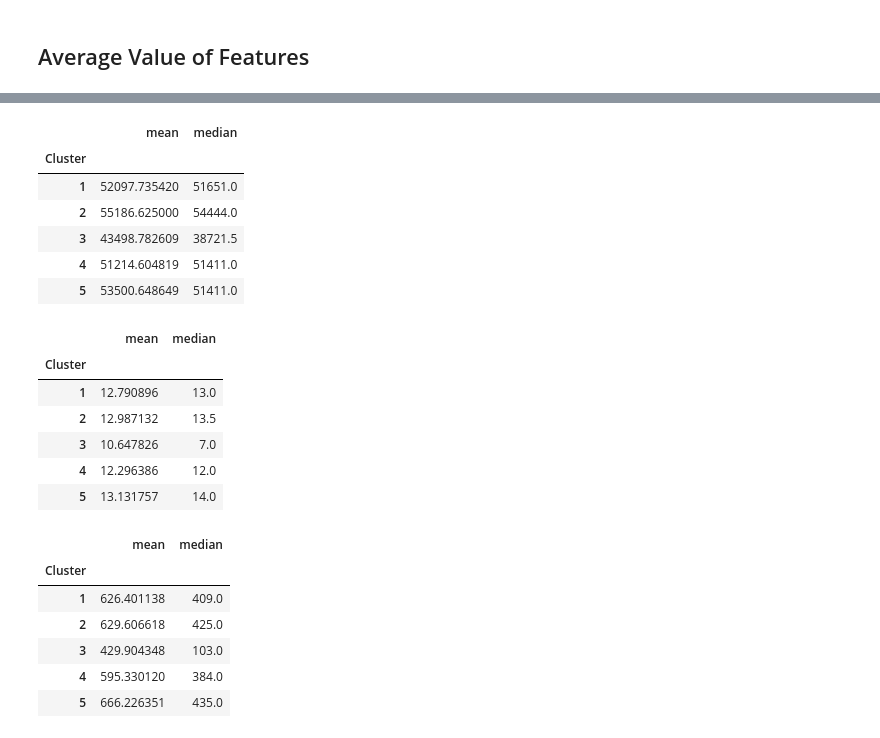
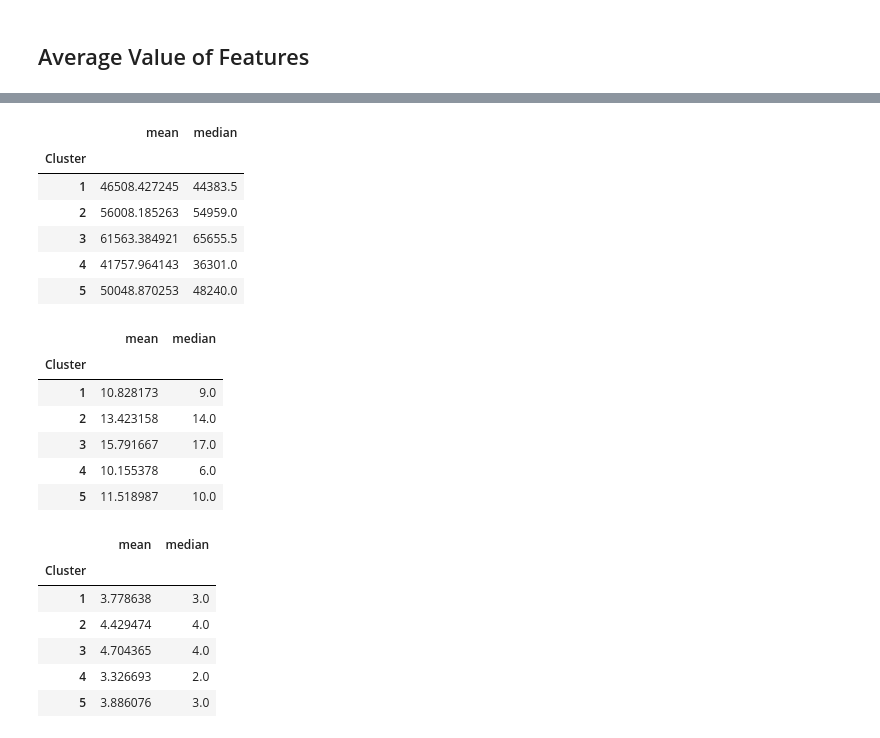
Before and after one commit to jma199/business-marketing-case-study, a Jupyter notebook: 2 segmentation.ipynb, the cells around one changed output, grey strips where cells are left out. Cells and saved outputs as stored; diff of their text form; code cells hidden in the pictures.

Commit message:
update 2 segmentation.ipynb
update summary of clusters

```diff
--- a/2 segmentation.ipynb
+++ b/2 segmentation.ipynb
@@ -22,8 +22,8 @@ warnings.filterwarnings("ignore")
 A key objective is to create a predictive model which allows the company to maximize the profits of the next marketing campaign.
 # %%
 # load data
-with open("processed_data.csv", "r") as f:
-    seg_data = pd.read_csv(f)
+with open("processed_data2.csv", "r") as f:
+    seg_df = pd.read_csv(f)
 
-seg_data.head()
+seg_df.head()
 # %% [output]
@@ -37,3 +37,3 @@ seg_data.head()
 # %%
-seg_data.drop(columns=["Response"], inplace=True)
+seg_df.drop(columns=["Response"], inplace=True)
 # %%
@@ -59,5 +59,5 @@ seg_data.columns.to_list()
 # %%
-seg_df = pd.DataFrame(data[seg_cols])
+# seg_df = pd.DataFrame(data[seg_cols])
 # %%
 seg_df.head()
 # %% [output]
@@ -345,28 +325,28 @@ plot_cluster_feat('Income')
 # %% [output]
 |  | mean | median |
 | Cluster |  |  |
-| 1 | 52097.735420 | 51651.0 |
-| 2 | 55186.625000 | 54444.0 |
-| 3 | 43498.782609 | 38721.5 |
-| 4 | 51214.604819 | 51411.0 |
-| 5 | 53500.648649 | 51411.0 |
+| 1 | 46508.427245 | 44383.5 |
+| 2 | 56008.185263 | 54959.0 |
+| 3 | 61563.384921 | 65655.5 |
+| 4 | 41757.964143 | 36301.0 |
+| 5 | 50048.870253 | 48240.0 |
 # %%
 plot_cluster_feat('Tot_Num_Purchases')
 # %% [output]
 |  | mean | median |
 | Cluster |  |  |
-| 1 | 12.790896 | 13.0 |
-| 2 | 12.987132 | 13.5 |
-| 3 | 10.647826 | 7.0 |
-| 4 | 12.296386 | 12.0 |
-| 5 | 13.131757 | 14.0 |
+| 1 | 10.828173 | 9.0 |
+| 2 | 13.423158 | 14.0 |
+| 3 | 15.791667 | 17.0 |
+| 4 | 10.155378 | 6.0 |
+| 5 | 11.518987 | 10.0 |
 # %%
-plot_cluster_feat('Total_Spent')
+plot_cluster_feat('NumWebPurchases')
 # %% [output]
 |  | mean | median |
 | Cluster |  |  |
-| 1 | 626.401138 | 409.0 |
-| 2 | 629.606618 | 425.0 |
-| 3 | 429.904348 | 103.0 |
-| 4 | 595.330120 | 384.0 |
-| 5 | 666.226351 | 435.0 |
+| 1 | 3.778638 | 3.0 |
+| 2 | 4.429474 | 4.0 |
+| 3 | 4.704365 | 4.0 |
+| 4 | 3.326693 | 2.0 |
+| 5 | 3.886076 | 3.0 |
```
Also changed, not shown: parts of 27 cells of this notebook.
